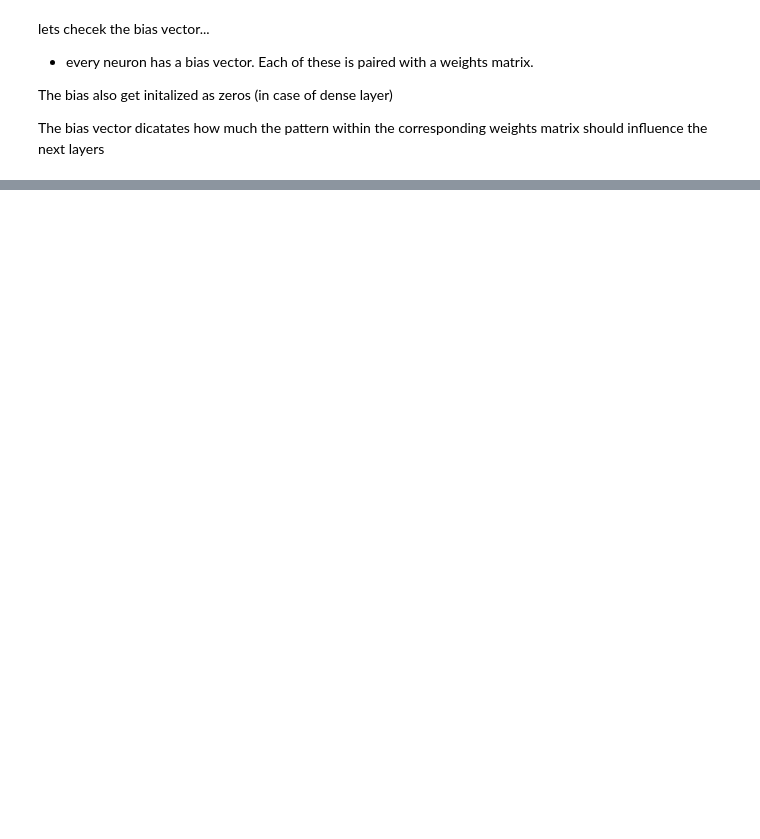
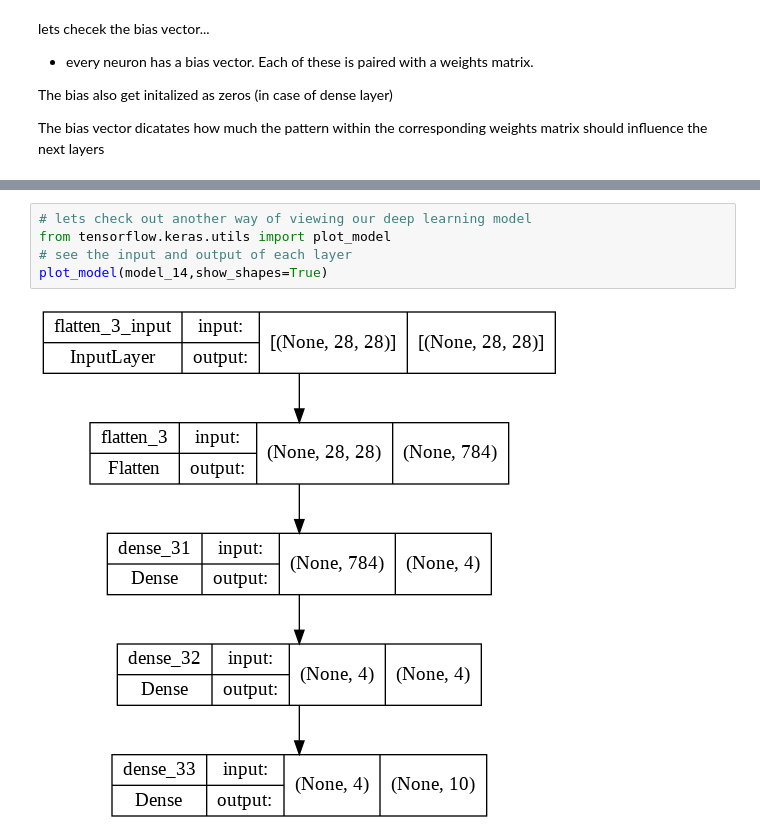
Before and after one commit to Henil21/Classification-with-TensorFlow-, a Jupyter notebook: Neural_network_classification_tensorflow.ipynb, the cells around one changed output, grey strips where cells are left out. Cells and saved outputs as stored; diff of their text form; blank space fills up the shorter version.

```diff
--- a/Neural_network_classification_tensorflow.ipynb
+++ b/Neural_network_classification_tensorflow.ipynb
@@ -1094,0 +1188,7 @@ biases,biases.shape
+# %%
+# lets check out another way of viewing our deep learning model
+from tensorflow.keras.utils import plot_model
+# see the input and output of each layer
+plot_model(model_14,show_shapes=True)
+# %% [output]
+[figure, added]
```
Also changed, not shown: parts of 28 cells of this notebook.
